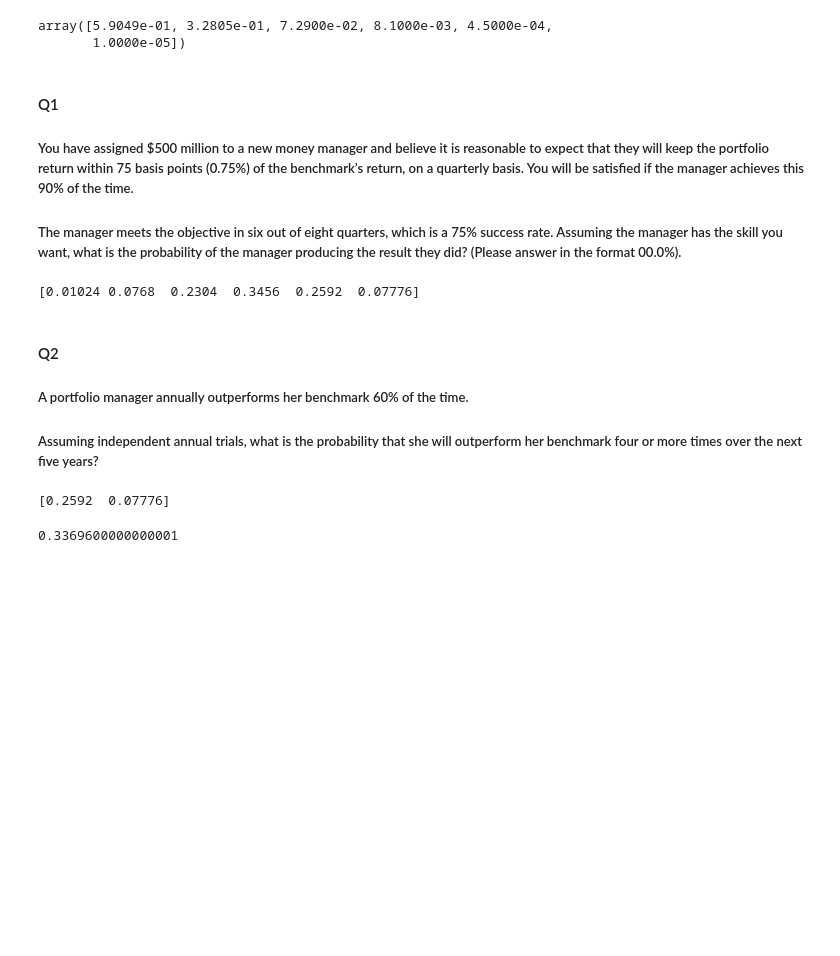
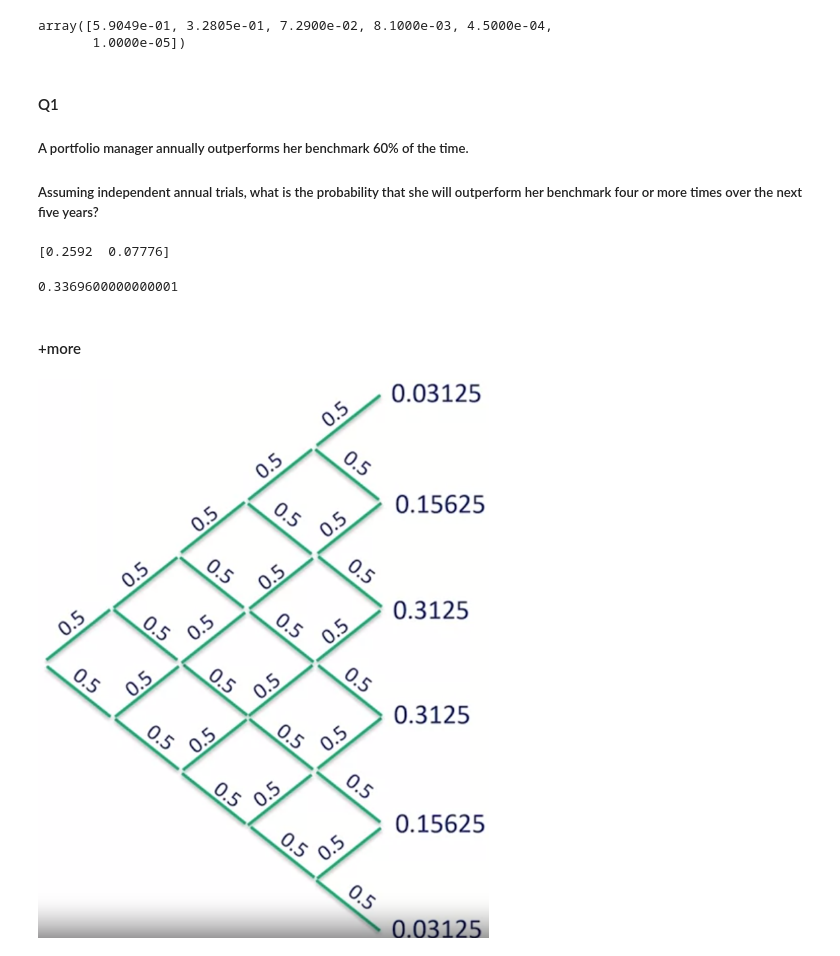
Before and after one commit to dykim04/-etc-_python, a Jupyter notebook: 01.data_science_for_investment_professionals/1) data & statistics foundation/2_2.binomial_distribution.ipynb, the cells around one changed output. Drawn from its saved outputs; the diff is of its cells as text; code cells hidden in the pictures; blank space fills up the shorter version.

```diff
--- a/01.data_science_for_investment_professionals/1) data & statistics foundation/2_2.binomial_distribution.ipynb
+++ b/01.data_science_for_investment_professionals/1) data & statistics foundation/2_2.binomial_distribution.ipynb
@@ -27,19 +27,8 @@ stats.binom.pmf(k, n, p)
 # %% [output]
 array([5.9049e-01, 3.2805e-01, 7.2900e-02, 8.1000e-03, 4.5000e-04,
        1.0000e-05])
-# %% [markdown]
-#### Q1
-
-##### You have assigned $500 million to a new money manager and believe it is reasonable to expect that they will keep the portfolio return within 75 basis points (0.75%) of the benchmark’s return, on a quarterly basis. You will be satisfied if the manager achieves this 90% of the time.
-
-##### The manager meets the objective in six out of eight quarters, which is a 75% success rate. Assuming the manager has the skill you want, what is the probability of the manager producing the result they did? (Please answer in the format 00.0%).
-# %%
-## tip) calculate the probabilty of achieving 6 or less = p(6) + p(5) + p(4) + p(3) + p(2) + p(1) + p(0).
-print(stats.binom.pmf([0,1,2,3,4,5], 5, 0.6))
-# %% [output]
-[0.01024 0.0768  0.2304  0.3456  0.2592  0.07776]
 # %% [markdown]
-#### Q2
+#### Q1
 ##### A portfolio manager annually outperforms her benchmark 60% of the time.
 ##### Assuming independent annual trials, what is the probability that she will outperform her benchmark four or more times over the next five years?
 # %%
@@ -48,3 +37,10 @@ sum(stats.binom.pmf([4,5], 5, 0.6))
 # %% [output]
 [0.2592  0.07776]
 0.3369600000000001
+# %% [markdown]
+#### +more
+# %%
+from IPython.display import Image
+Image(filename='img/binomial_distribution.png')
+# %% [output]
+[figure, added]
```
Also changed, not shown: parts of 4 cells of this notebook, 5 other files.
